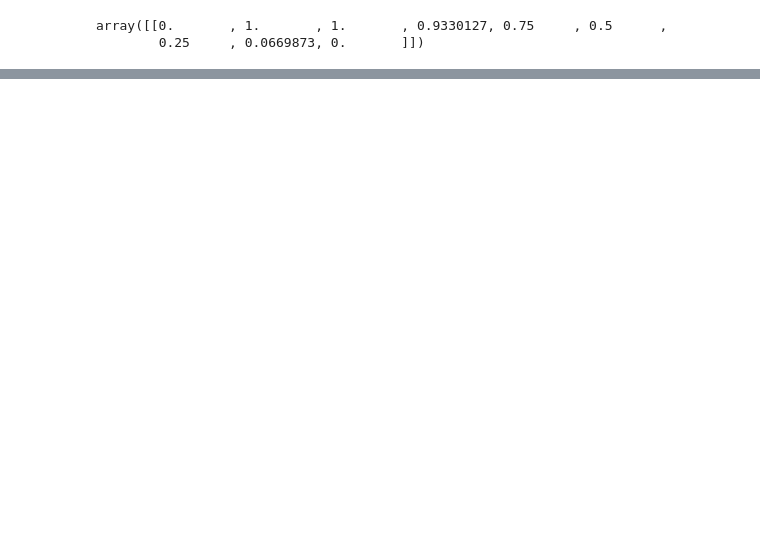
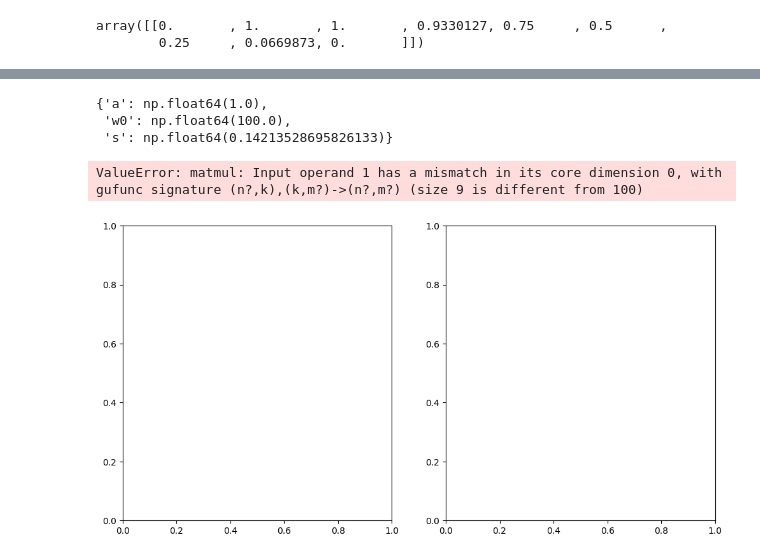
Before and after one commit to Ebajalg/physgp, a Jupyter notebook: Experimenting.ipynb, the cells around one changed output, grey strips where cells are left out. Cells and saved outputs as stored; diff of their text form; code cells hidden in the pictures; blank space fills up the shorter version.

```diff
--- a/Experimenting.ipynb
+++ b/Experimenting.ipynb
@@ -108,0 +135,36 @@ ValueError: all the input array dimensions except for the concatenation axis mus
+# %%
+gp.kernel_.param_values
+# %% [output]
+{'a': np.float64(1.0),
+ 'w0': np.float64(100.0),
+ 's': np.float64(0.14213528695826133)}
+# %%
+import matplotlib.pyplot as plt
+
+fig, ax = plt.subplots(1,2,figsize=(12,6))
+
+N_plot = 100
+X = np.linspace(0, 1, N_plot)
+
+# U_prediction
+u_mean_prediction, u_std_prediction = gp.predict(np.column_stack((np.zeros((N_plot,1)), X)), return_cov=True)
+u_std_prediction = np.diagonal(u_std_prediction)
+ax[0].plot(X, u_mean_prediction, label="Mean u")
+ax[0].fill_between(X, u_mean_prediction-1.96*u_std_prediction, u_mean_prediction+1.96*u_std_prediction, alpha=0.2)
+ax[0].plot(X, true_u(X), label="True u")
+ax[0].scatter(u_obs, true_u(u_obs), label="Obs", marker='+', color="black")
+ax[0].legend(loc="lower left")
+
+# F_prediction
+f_mean_prediction, f_std_prediction = gp.predict(np.column_stack((np.ones((N_plot,1)), X)), return_cov=True)
+f_std_prediction = np.diagonal(f_std_prediction)
+ax[1].plot(X, f_mean_prediction, label="Mean f")
+ax[1].fill_between(X, f_mean_prediction-1.96*f_std_prediction, f_mean_prediction+1.96*f_std_prediction, alpha=0.2)
+ax[1].plot(X, true_f(X), label="True u")
+ax[1].scatter(f_obs, true_f(f_obs), label="Obs", marker='+', color="black")
+ax[1].legend(loc="lower left")
+
+plt.show()
+# %% [output]
+ValueError: matmul: Input operand 1 has a mismatch in its core dimension 0, with gufunc signature (n?,k),(k,m?)->(n?,m?) (size 9 is different from 100)
+[figure, added]
```
Also changed, not shown: parts of 8 cells of this notebook, 1 other file.
